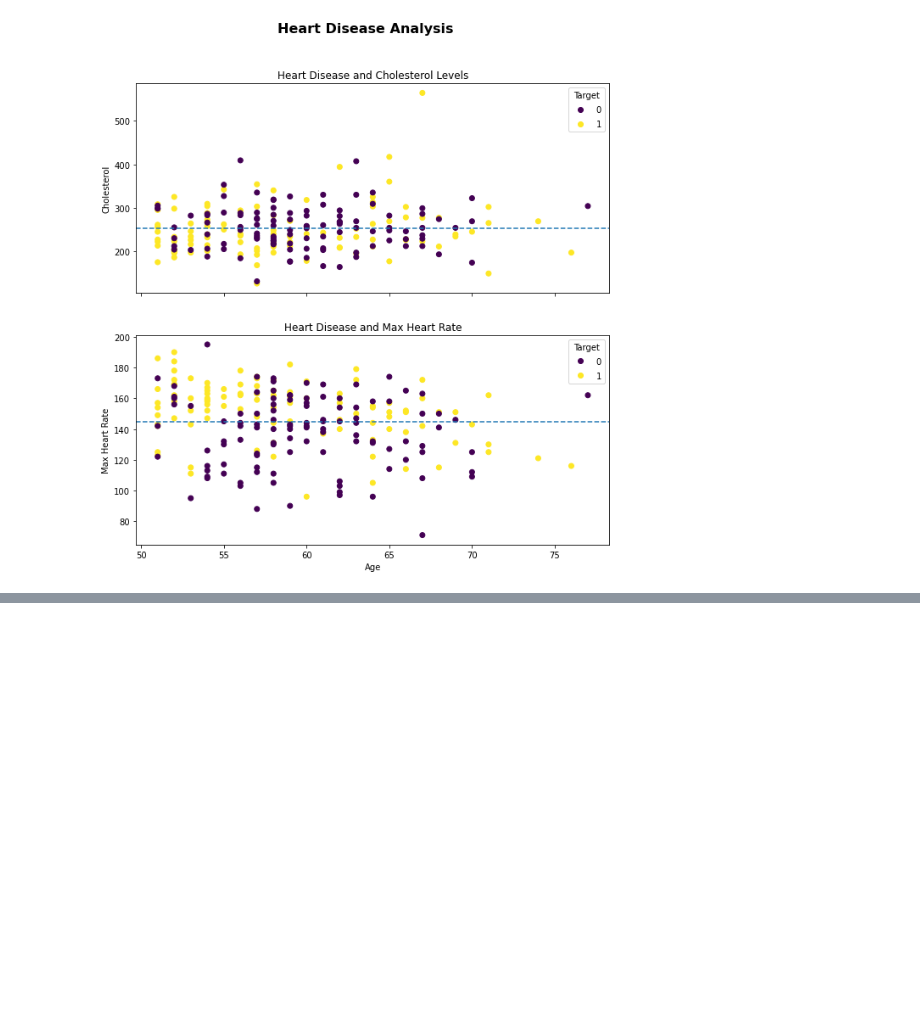
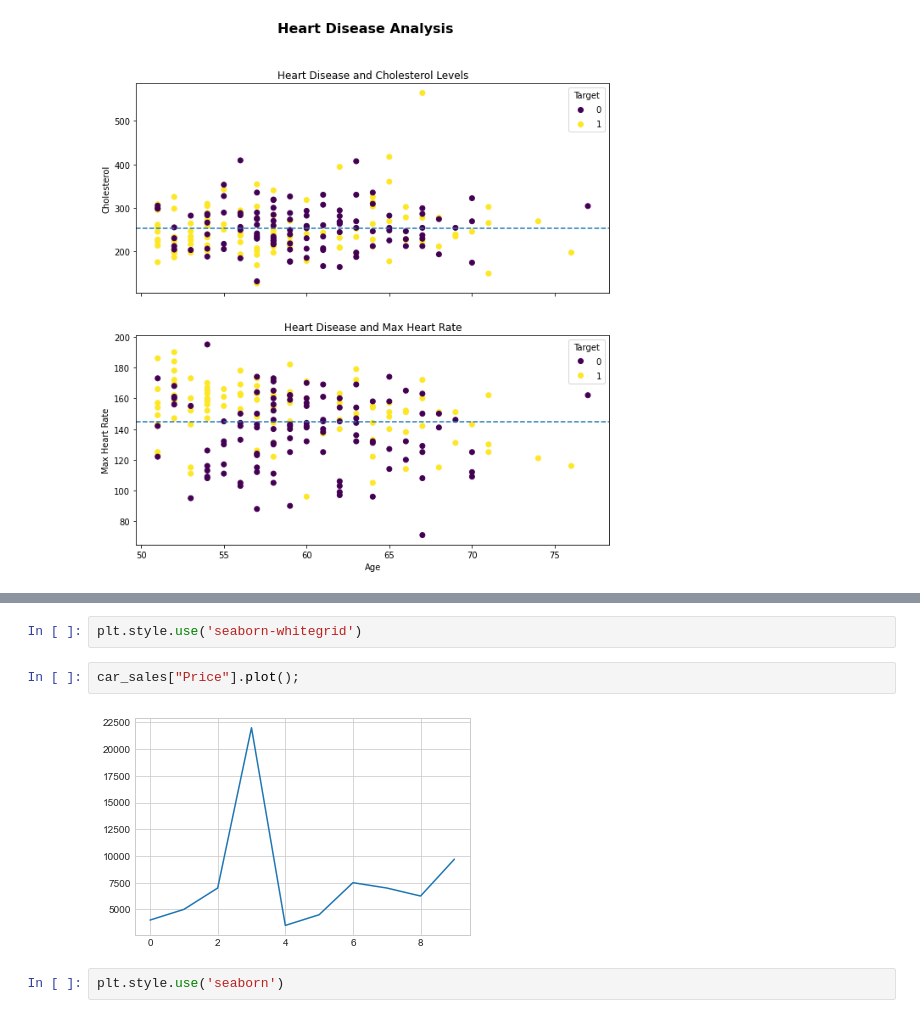
Before and after one commit to bibek-beebayk/Data-Science, a Jupyter notebook: MLSample/INtro to Matplotlib.ipynb, the cells around one changed output, grey strips where cells are left out. Drawn from its saved outputs; the diff is of its cells as text; blank space fills up the shorter version.

```diff
--- a/MLSample/INtro to Matplotlib.ipynb
+++ b/MLSample/INtro to Matplotlib.ipynb
@@ -508,0 +545,8 @@ fig
+# %%
+plt.style.use('seaborn-whitegrid')
+# %%
+car_sales["Price"].plot();
+# %% [output]
+[figure, added]
+# %%
+plt.style.use('seaborn')
```
Also changed, not shown: parts of 15 cells of this notebook.
